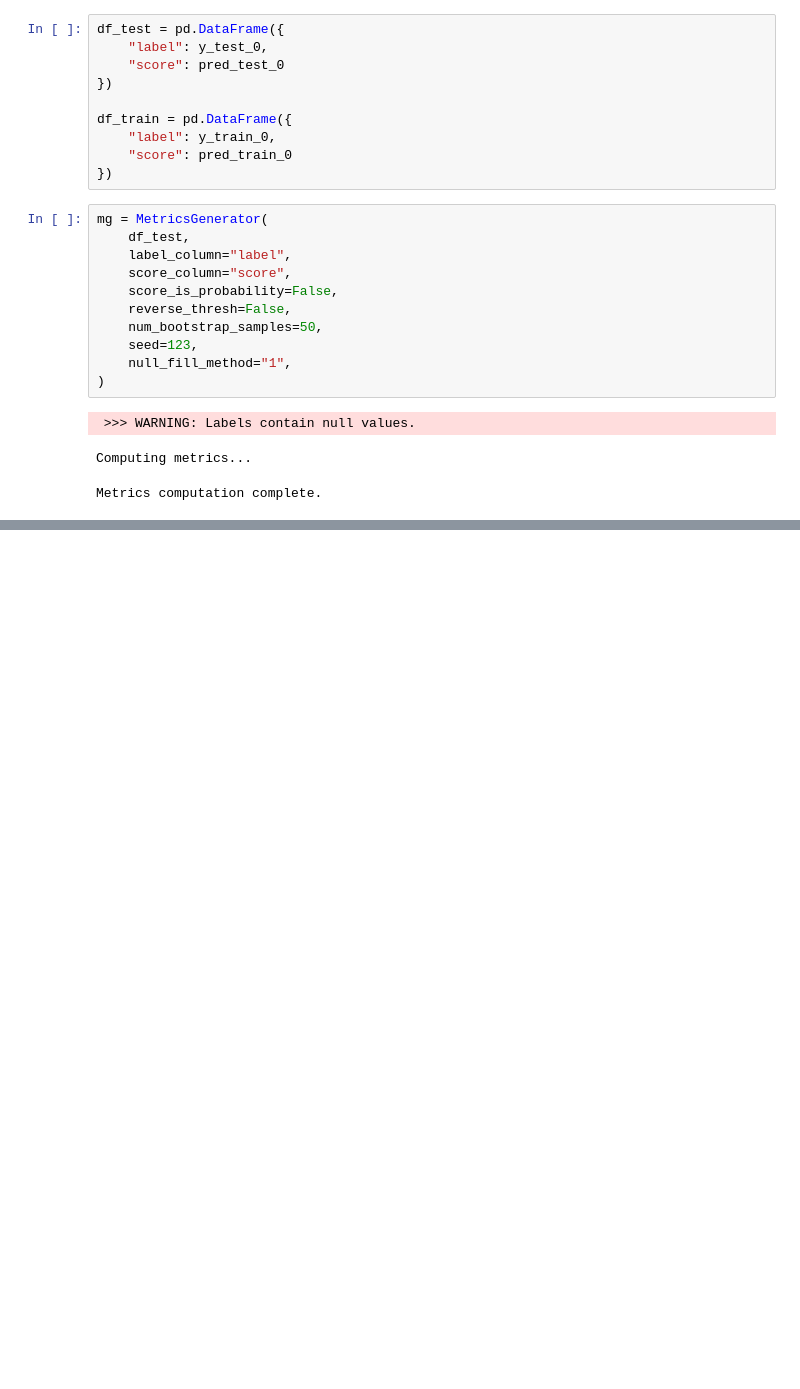
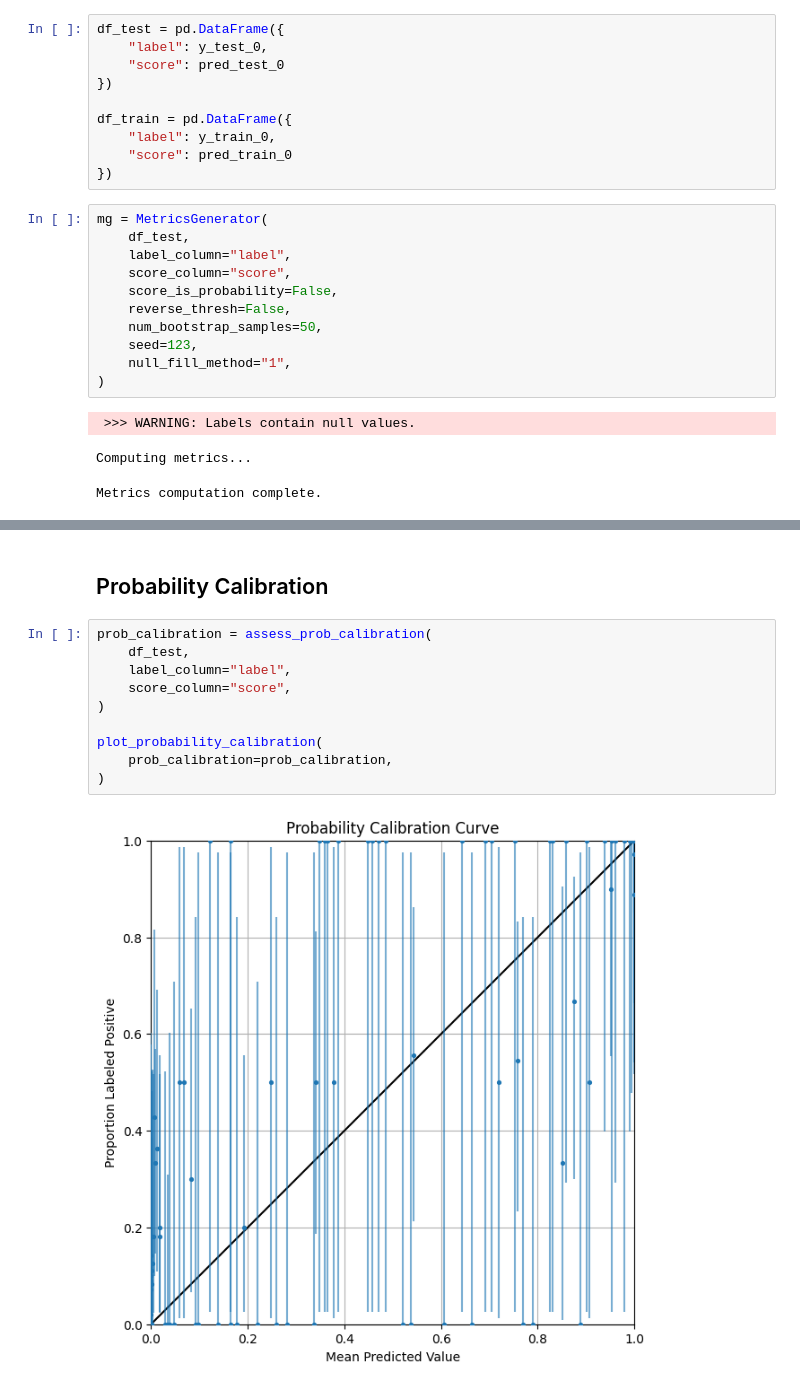
Before and after one commit to chrismbryant/classification-curves, a Jupyter notebook: notebooks/demo.ipynb, the cells around one changed output, grey strips where cells are left out. Cells and saved outputs as stored; diff of their text form; blank space fills up the shorter version.

Commit message:
Probability Calibration (#22)
* Dependencies

* BinomialCI

* Docs

* Add prob calibration

* Ignore

```diff
--- a/notebooks/demo.ipynb
+++ b/notebooks/demo.ipynb
@@ -129,0 +135,14 @@ Making scatter plot...
+# %% [markdown]
+## Probability Calibration
+# %%
+prob_calibration = assess_prob_calibration(
+    df_test,
+    label_column="label",
+    score_column="score",
+)
+
+plot_probability_calibration(
+    prob_calibration=prob_calibration,
+)
+# %% [output]
+[figure, added]
```
Also changed, not shown: parts of 7 cells of this notebook, 4 other files.
